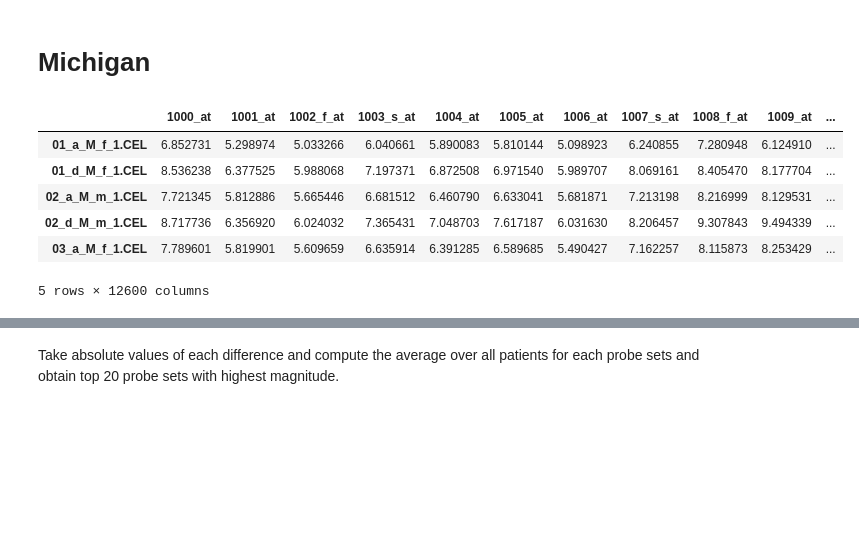
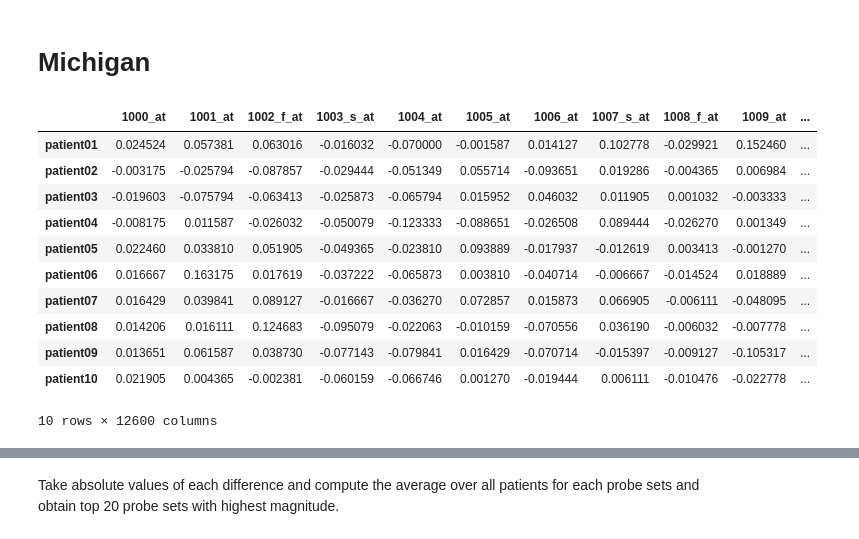
Before and after one commit to unique-subedi/604-gene-expression, a Jupyter notebook: Unique_gene_expression_master.ipynb, the cells around one changed output, grey strips where cells are left out. Drawn from its saved outputs; the diff is of its cells as text; code cells hidden in the pictures; blank space fills up the shorter version.

```diff
--- a/Unique_gene_expression_master.ipynb
+++ b/Unique_gene_expression_master.ipynb
@@ -59,4 +54,18 @@ samples.iloc[:20,:]
+# %%
+genes.at["AFFX-BioDn-3_at", 'chrom'] = float("Nan")
+genes_control = genes[['AFFX' in s for s in genes.index]]
+genes_control = genes_control[['HUM' not in s for s in genes_control.index]]
+genes_control = genes_control[['hum' not in s for s in genes_control.index]]
+genes_bac_index = genes_control[genes_control.chrom.isnull() & genes_control.sym.isnull()].index
+# %%
+mean_bac_exp = expression[genes_bac_index].mean(axis=1)
+std_bac_exp = expression[genes_bac_index].std(axis=1)
+expression =  (expression - mean_bac_exp.values[:, None]).divide(std_bac_exp, axis=0)
 # %% [markdown]
 `michigan` dataset contains the measurements, done at University of Michigan lab, of anterior cortex and dorsolateral cortex for each patient.
 
 `michigan_diff` subtracts measurement of anterior cortex from the dorsolateral cortex for each patient.
+# %%
+for i in range(len(expression)):
+  ecdf = ECDF(expression.iloc[i, :].values)
+  expression.iloc[i, :] = ecdf(expression.iloc[i, :].values)
@@ -64,13 +78,21 @@ samples.iloc[:20,:]
 # Michigan
 # %%
 michigan = expression[(expression.index.str[5] == 'M') & (expression.index.str[3] != 'c') ]
-#michigan = michigan.sub(michigan[genes_c.index].iloc[:, -4:-1].mean(axis =1), axis = 0)
-michigan.head()
+#michigan = michigan.div(michigan.std(), axis ='columns')
+michigan_diff = michigan.diff().iloc[1::2,:]
+michigan_diff.index = "patient" + michigan_diff.index.str[:2]
+michigan_diff.head()
+michigan_diff
 # %% [output]
 |  | 1000_at | 1001_at | 1002_f_at | 1003_s_at | 1004_at | 1005_at | 1006_at | 1007_s_at | 1008_f_at | 1009_at | ... |
-| 01_a_M_f_1.CEL | 6.852731 | 5.298974 | 5.033266 | 6.040661 | 5.890083 | 5.810144 | 5.098923 | 6.240855 | 7.280948 | 6.124910 | ... |
-| 01_d_M_f_1.CEL | 8.536238 | 6.377525 | 5.988068 | 7.197371 | 6.872508 | 6.971540 | 5.989707 | 8.069161 | 8.405470 | 8.177704 | ... |
-| 02_a_M_m_1.CEL | 7.721345 | 5.812886 | 5.665446 | 6.681512 | 6.460790 | 6.633041 | 5.681871 | 7.213198 | 8.216999 | 8.129531 | ... |
-| 02_d_M_m_1.CEL | 8.717736 | 6.356920 | 6.024032 | 7.365431 | 7.048703 | 7.617187 | 6.031630 | 8.206457 | 9.307843 | 9.494339 | ... |
-| 03_a_M_f_1.CEL | 7.789601 | 5.819901 | 5.609659 | 6.635914 | 6.391285 | 6.589685 | 5.490427 | 7.162257 | 8.115873 | 8.253429 | ... |
+| patient01 | 0.024524 | 0.057381 | 0.063016 | -0.016032 | -0.070000 | -0.001587 | 0.014127 | 0.102778 | -0.029921 | 0.152460 | ... |
+| patient02 | -0.003175 | -0.025794 | -0.087857 | -0.029444 | -0.051349 | 0.055714 | -0.093651 | 0.019286 | -0.004365 | 0.006984 | ... |
+| patient03 | -0.019603 | -0.075794 | -0.063413 | -0.025873 | -0.065794 | 0.015952 | 0.046032 | 0.011905 | 0.001032 | -0.003333 | ... |
+| patient04 | -0.008175 | 0.011587 | -0.026032 | -0.050079 | -0.123333 | -0.088651 | -0.026508 | 0.089444 | -0.026270 | 0.001349 | ... |
+| patient05 | 0.022460 | 0.033810 | 0.051905 | -0.049365 | -0.023810 | 0.093889 | -0.017937 | -0.012619 | 0.003413 | -0.001270 | ... |
+| patient06 | 0.016667 | 0.163175 | 0.017619 | -0.037222 | -0.065873 | 0.003810 | -0.040714 | -0.006667 | -0.014524 | 0.018889 | ... |
+| patient07 | 0.016429 | 0.039841 | 0.089127 | -0.016667 | -0.036270 | 0.072857 | 0.015873 | 0.066905 | -0.006111 | -0.048095 | ... |
+| patient08 | 0.014206 | 0.016111 | 0.124683 | -0.095079 | -0.022063 | -0.010159 | -0.070556 | 0.036190 | -0.006032 | -0.007778 | ... |
+| patient09 | 0.013651 | 0.061587 | 0.038730 | -0.077143 | -0.079841 | 0.016429 | -0.070714 | -0.015397 | -0.009127 | -0.105317 | ... |
+| patient10 | 0.021905 | 0.004365 | -0.002381 | -0.060159 | -0.066746 | 0.001270 | -0.019444 | 0.006111 | -0.010476 | -0.022778 | ... |
-5 rows × 12600 columns
+10 rows × 12600 columns
```
Also changed, not shown: parts of 26 cells of this notebook.
